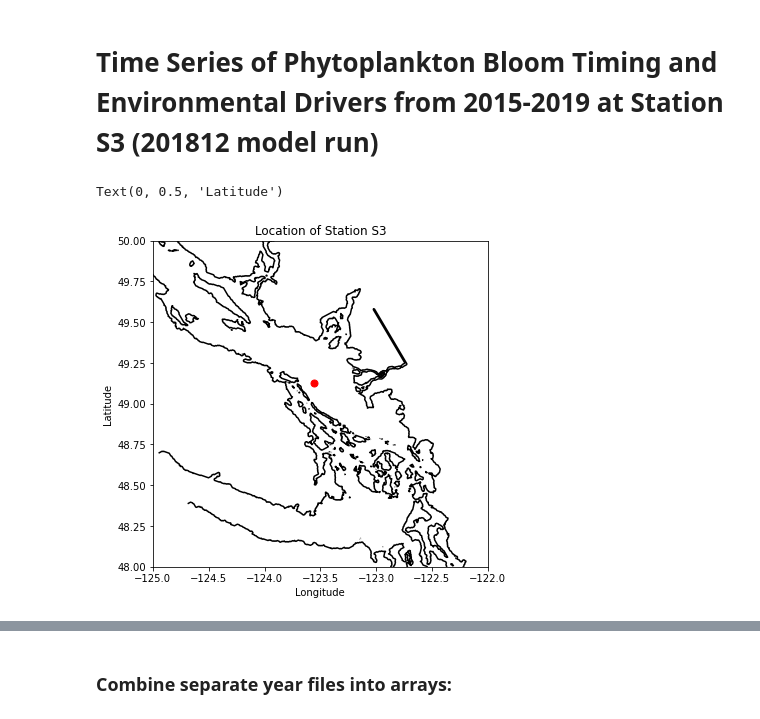
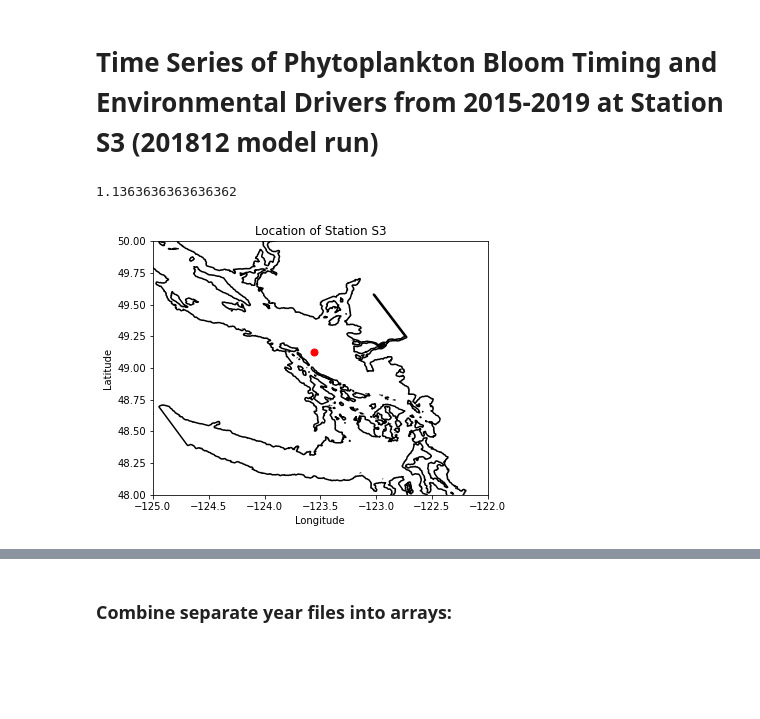
Before and after one commit to SalishSeaCast/Analysis-Aline, a Jupyter notebook: notebooks/Bloom_Timing/201812EnvironmentalDrivers.ipynb, the cells around one changed output, grey strips where cells are left out. Saved outputs shown, nothing was run; the diff lists cells and outputs as text; code cells hidden in the pictures; blank space fills up the shorter version.

```diff
--- a/notebooks/Bloom_Timing/201812EnvironmentalDrivers.ipynb
+++ b/notebooks/Bloom_Timing/201812EnvironmentalDrivers.ipynb
@@ -30,23 +34,27 @@ recalc=False
 # %%
 loc='S3'
 
 # lat and lon informatin for place:
 lon,lat=places.PLACES['S3']['lon lat']
 # get place information on SalishSeaCast grid:
 ij,ii=places.PLACES['S3']['NEMO grid ji']
 # GEM2.5 grid ji is atm forcing grid for ops files
 jw,iw=places.PLACES['S3']['GEM2.5 grid ji']
 
 fig, ax = plt.subplots(1,1,figsize = (6,6))
-with nc.Dataset('/data/vdo/MEOPAR/NEMO-forcing/grid/bathymetry_201702.nc') as grid:
-    viz_tools.plot_coastline(ax, grid, coords ='map', isobath=.1)
+with xr.open_dataset('/data/vdo/MEOPAR/NEMO-forcing/grid/mesh_mask201702.nc') as mesh:
+    ax.contour(mesh.nav_lon,mesh.nav_lat,mesh.tmask.isel(t=0,z=0),[0.1,],colors='k')
+    tmask=np.array(mesh.tmask)
+    gdept_1d=np.array(mesh.gdept_1d)
+    e3t_0=np.array(mesh.e3t_0)
 ax.plot(lon, lat, '.', markersize=14, color='red')
 ax.set_ylim(48,50)
 ax.set_xlim(-125,-122)
 ax.set_title('Location of Station S3')
 ax.set_xlabel('Longitude')
 ax.set_ylabel('Latitude')
+viz_tools.set_aspect(ax,coords='map')
 # %% [output]
-Text(0, 0.5, 'Latitude')
+1.1363636363636362
-[figure, old version]
+[figure, new version]
 # %%
```
Also changed, not shown: parts of 8 cells of this notebook, 1 other file.
